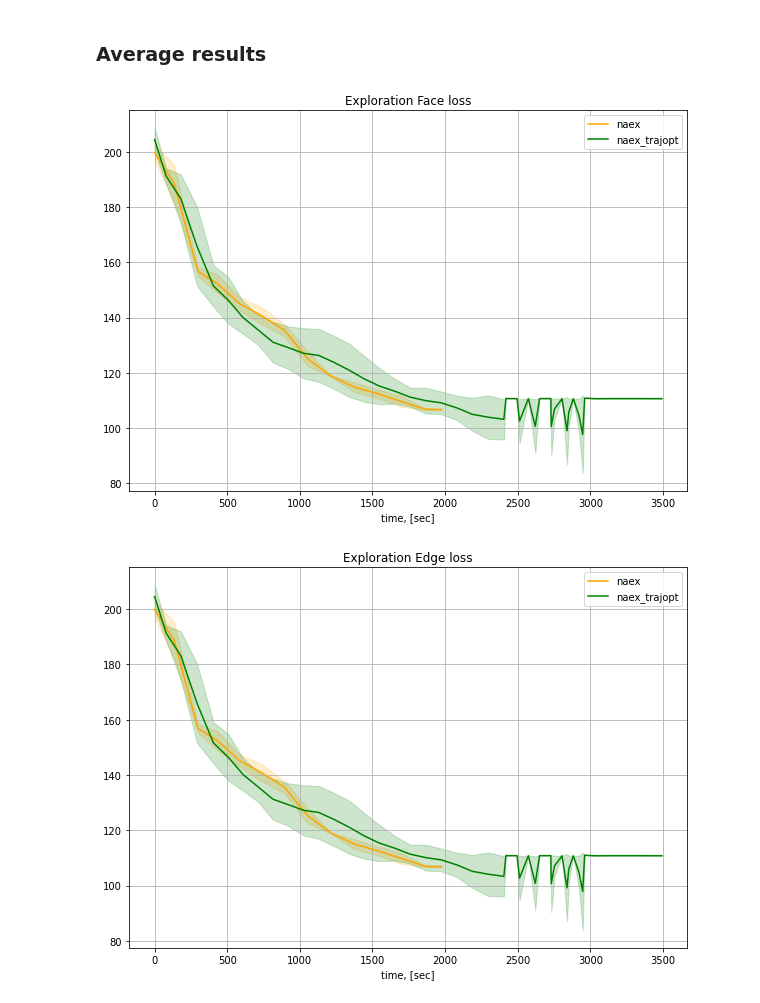
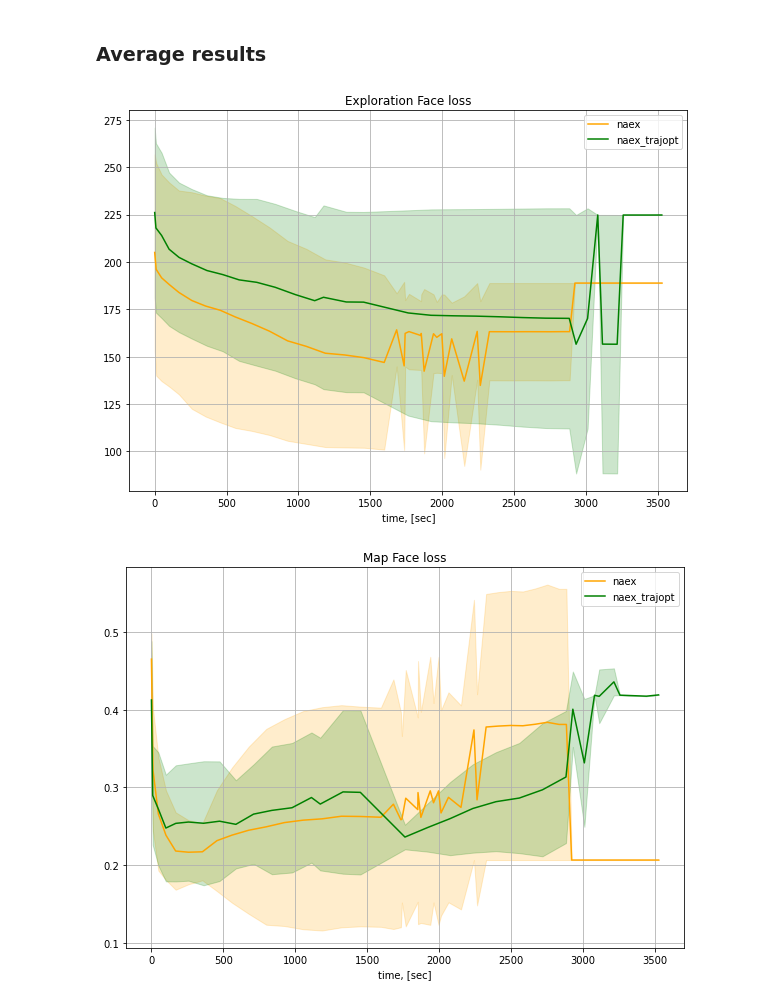
Before and after one commit to tpet/rpz_planning, a Jupyter notebook: notebooks/metrics_xls_parser.ipynb, the cells around one changed output. Cells and saved outputs as stored; diff of their text form; code cells hidden in the pictures.

```diff
--- a/notebooks/metrics_xls_parser.ipynb
+++ b/notebooks/metrics_xls_parser.ipynb
@@ -8,11 +8,11 @@ import os
 # %%
 common_metrics = [
             "Exploration Face loss",
-            "Exploration Edge loss",
-            "Exploration Chamfer loss",
+#             "Exploration Edge loss",
+#             "Exploration Chamfer loss",
             "Map Face loss",
-            "Map Edge loss",
-            "Map Chamfer loss",
+#             "Map Edge loss",
+#             "Map Chamfer loss",
             "Exploration completeness",
             "Artifacts Exploration completeness",
             "Detections score",
@@ -20,10 +20,10 @@ common_metrics = [
             "Total artifacts reward"
           ]
 
-# worlds = ["simple_cave_01", "simple_cave_02", "simple_cave_03"]
-worlds = ["simple_cave_03"]
+worlds = ["simple_cave_01", "simple_cave_02", "simple_cave_03"]
+# worlds = ["simple_cave_01"]
 
-paths = ['../data/bags/mapping_eval/metrics/']
+paths = ['../data/bags/mapping_eval/']
 # %% [markdown]
 ### All experiments
 # %%
@@ -35,7 +35,7 @@ for world in worlds:
             xls_files = [file for file in os.listdir(path) if 'xls' in file and world in file]
             for file in xls_files:
                 data = pd.read_excel(os.path.join(path, file))
-                if metric in data and np.max(data['Exploration completeness']) > 0.05 and np.max(data[metric]) > 0:
+                if metric in data and np.max(data['Exploration completeness']) > 0.0 and np.max(data[metric]) > 0:
                     ls = 'solid' if 'true' in file else 'dashed'
                     t = data['Time stamp'] - data['Time stamp'][0]
                     plt.plot(t, data[metric], linestyle=ls, label=file)
@@ -93,7 +95,7 @@ for world in worlds:
             xls_files = [file for file in os.listdir(path) if 'xls' in file and world in file]
             for file in xls_files:
                 data = pd.read_excel(os.path.join(path, file))
-                if metric in data and np.max(data['Exploration completeness']) > 0.05 and np.max(data[metric]) > 0:
+                if metric in data and np.max(data['Exploration completeness']) > 0.0 and np.max(data[metric]) > 0:
                     t = data['Time stamp'] - data['Time stamp'][0]
                     if 'false' in file:
                         mean_metrics[metric][0].append(np.array(data[metric]))
@@ -114,32 +116,32 @@ for metric in common_metrics:
     mean_metrics_trajopt[metric][1] = tolerant_mean(mean_metrics_trajopt[metric][0])
     mean_metrics_trajopt[metric][2], _ = tolerant_mean(mean_metrics_trajopt[metric][2])
 
 # mean metrics plots
 for metric in common_metrics:
     plt.figure(figsize=(10, 7))
     plt.title(metric)
 
     value, std, t = mean_metrics[metric]
     if len(value) > 0:
         value = value[np.argsort(t)]
         std = std[np.argsort(t)]
         t = np.sort(t)
         plt.plot(t, value, color='orange', label='naex')
         plt.fill_between(t, value - std, value + std, color='orange', alpha=0.2)
 
     value, std, t = mean_metrics_trajopt[metric]
     if len(value) > 0:
         value = value[np.argsort(t)]
         std = std[np.argsort(t)]
         t = np.sort(t)
         plt.plot(t, value, color='green', label='naex_trajopt')
         plt.fill_between(t, value - std, value + std, color='green', alpha=0.2)
 
     plt.grid()
     plt.xlabel('time, [sec]')
     plt.legend()
     plt.show()
     plt.close()
 # %% [output]
-[figure, old version]
+[figure, new version]
-[figure, old version]
+[figure, new version]
```
Also changed, not shown: parts of 3 cells of this notebook, 8 other files.
